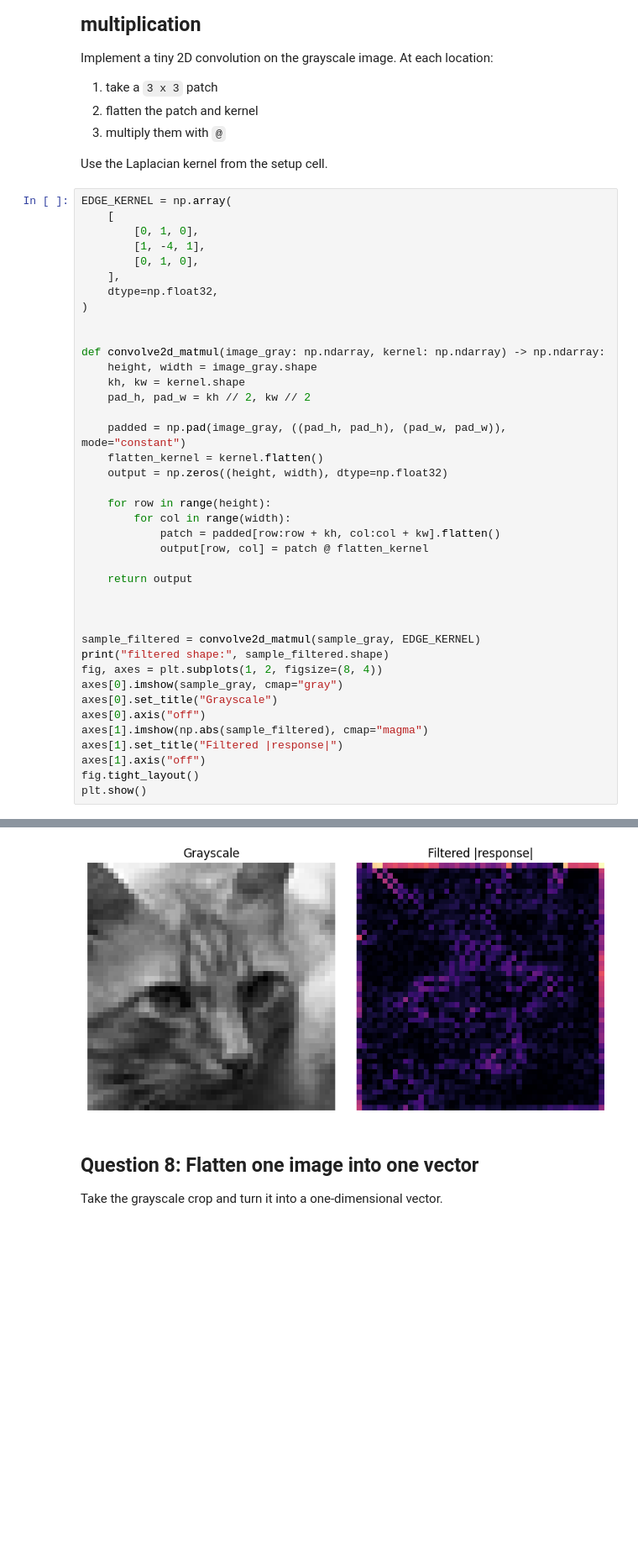
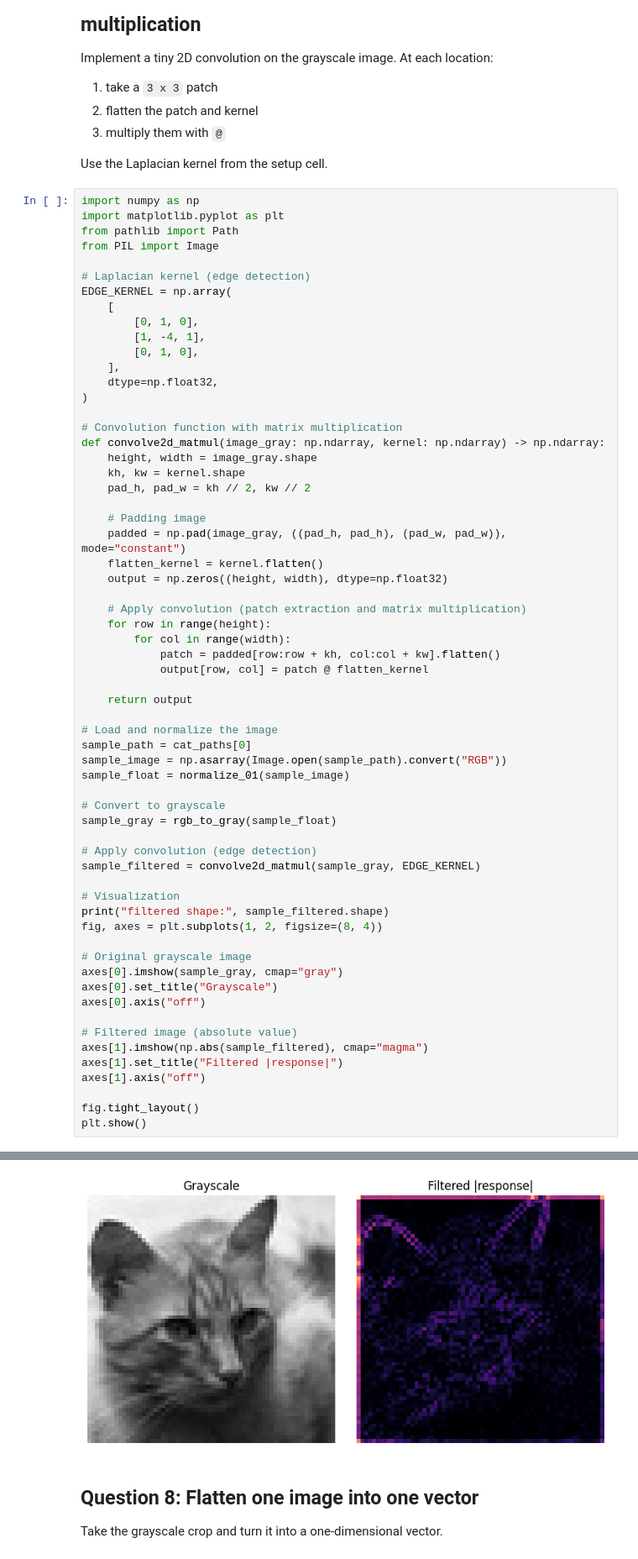
Before and after one commit to vgu-dsai-2026/lab-1-numpy-Vinhk7, a Jupyter notebook: notebook.ipynb, the cells around one changed output, grey strips where cells are left out. Shown at 84% size. Cells and saved outputs as stored; diff of their text form; blank space fills up the shorter version.

```diff
--- a/notebook.ipynb
+++ b/notebook.ipynb
@@ -343,6 +458,12 @@ Implement a tiny 2D convolution on the grayscale image. At each location:
 
 Use the Laplacian kernel from the setup cell.
 # %%
+import numpy as np
+import matplotlib.pyplot as plt
+from pathlib import Path
+from PIL import Image
+
+# Laplacian kernel (edge detection)
 EDGE_KERNEL = np.array(
     [
         [0, 1, 0],
@@ -352,16 +473,18 @@ EDGE_KERNEL = np.array(
     dtype=np.float32,
 )
 
-
+# Convolution function with matrix multiplication
 def convolve2d_matmul(image_gray: np.ndarray, kernel: np.ndarray) -> np.ndarray:
     height, width = image_gray.shape
     kh, kw = kernel.shape
     pad_h, pad_w = kh // 2, kw // 2
 
+    # Padding image
     padded = np.pad(image_gray, ((pad_h, pad_h), (pad_w, pad_w)), mode="constant")
     flatten_kernel = kernel.flatten()
     output = np.zeros((height, width), dtype=np.float32)
 
+    # Apply convolution (patch extraction and matrix multiplication)
     for row in range(height):
         for col in range(width):
             patch = padded[row:row + kh, col:col + kw].flatten()
@@ -369,17 +492,31 @@ def convolve2d_matmul(image_gray: np.ndarray, kernel: np.ndarray) -> np.ndarray:
 
     return output
 
+# Load and normalize the image
+sample_path = cat_paths[0]
+sample_image = np.asarray(Image.open(sample_path).convert("RGB"))
+sample_float = normalize_01(sample_image)
 
+# Convert to grayscale
+sample_gray = rgb_to_gray(sample_float)
 
+# Apply convolution (edge detection)
 sample_filtered = convolve2d_matmul(sample_gray, EDGE_KERNEL)
+
+# Visualization
 print("filtered shape:", sample_filtered.shape)
 fig, axes = plt.subplots(1, 2, figsize=(8, 4))
+
+# Original grayscale image
 axes[0].imshow(sample_gray, cmap="gray")
 axes[0].set_title("Grayscale")
 axes[0].axis("off")
+
+# Filtered image (absolute value)
 axes[1].imshow(np.abs(sample_filtered), cmap="magma")
 axes[1].set_title("Filtered |response|")
 axes[1].axis("off")
+
 fig.tight_layout()
 plt.show()
 # %% [output]
@@ -387,4 +524,4 @@ filtered shape: (48, 48)
-[figure, old version]
+[figure, new version]
 # %% [markdown]
 ## Question 8: Flatten one image into one vector
 
```
Also changed, not shown: parts of 11 cells of this notebook.
